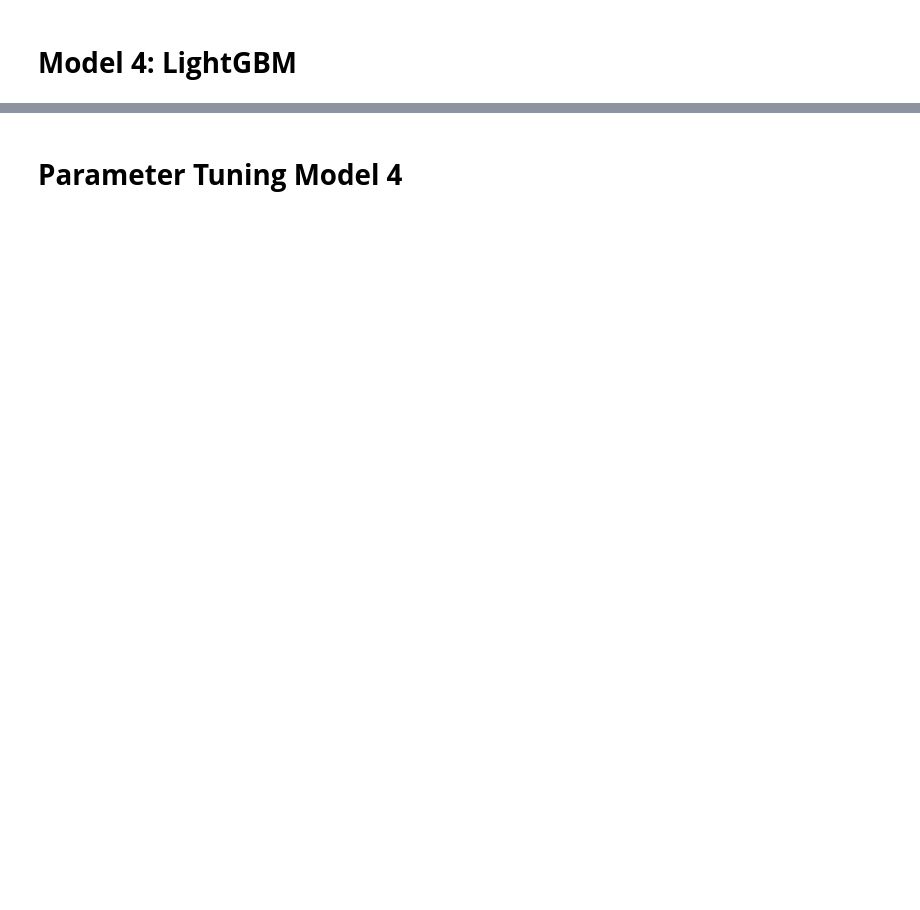
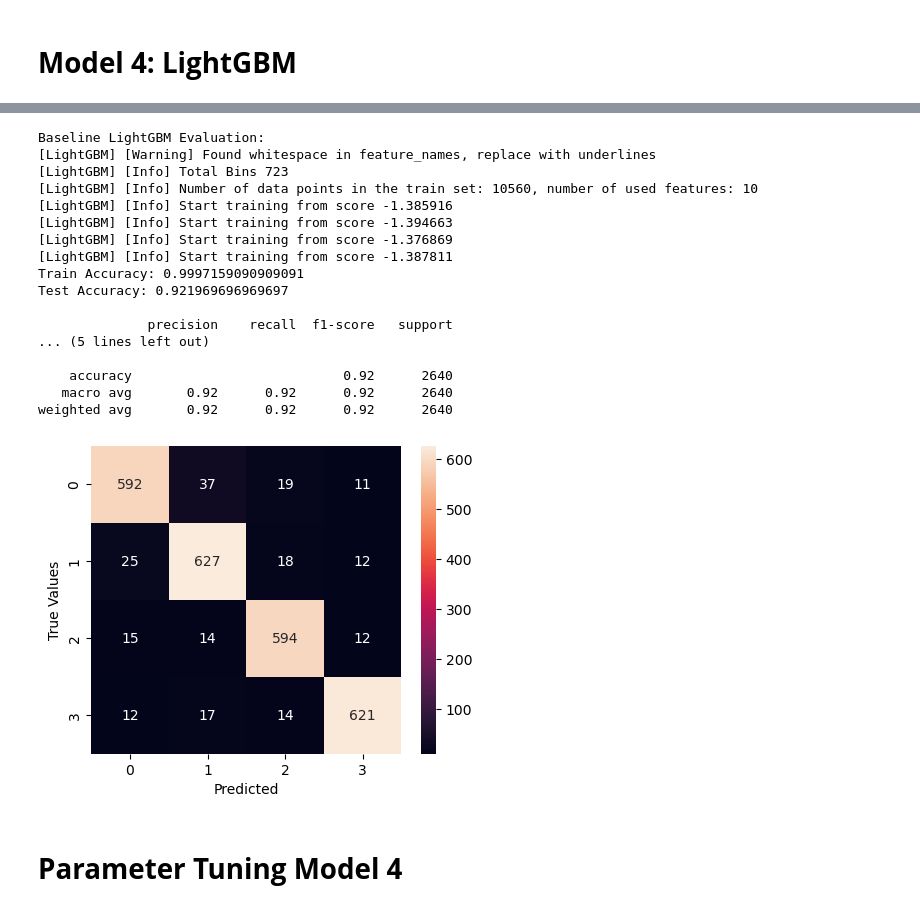
Before and after one commit to IrfanCamparaGithub/3162final, a Jupyter notebook: main.ipynb, the cells around one changed output, grey strips where cells are left out. Cells and saved outputs as stored; diff of their text form; code cells hidden in the pictures; blank space fills up the shorter version.

Commit message:
Updated LightGBM - Bobby Lo

```diff
--- a/main.ipynb
+++ b/main.ipynb
@@ -450,2 +391,29 @@ weighted avg       0.85      0.86      0.85      2640
+# %%
+from lightgbm import LGBMClassifier
+
+# Baseline LightGBM
+print("Baseline LightGBM Evaluation:")
+lgb_baseline = LGBMClassifier(random_state=42, force_col_wise=True)  # Suppress threading message
+lgb_baseline.fit(X_train, t_train)
+evaluate_model(lgb_baseline, X_train, t_train, X_test, t_test)
+# %% [output]
+Baseline LightGBM Evaluation:
+[LightGBM] [Warning] Found whitespace in feature_names, replace with underlines
+[LightGBM] [Info] Total Bins 723
+[LightGBM] [Info] Number of data points in the train set: 10560, number of used features: 10
+[LightGBM] [Info] Start training from score -1.385916
+[LightGBM] [Info] Start training from score -1.394663
+[LightGBM] [Info] Start training from score -1.376869
+[LightGBM] [Info] Start training from score -1.387811
+Train Accuracy: 0.9997159090909091
+Test Accuracy: 0.921969696969697
+
+              precision    recall  f1-score   support
+... (5 lines left out)
+
+    accuracy                           0.92      2640
+   macro avg       0.92      0.92      0.92      2640
+weighted avg       0.92      0.92      0.92      2640
+[figure, added]
 # %% [markdown]
 # **Parameter Tuning Model 4**
```
Also changed, not shown: parts of 10 cells of this notebook.
